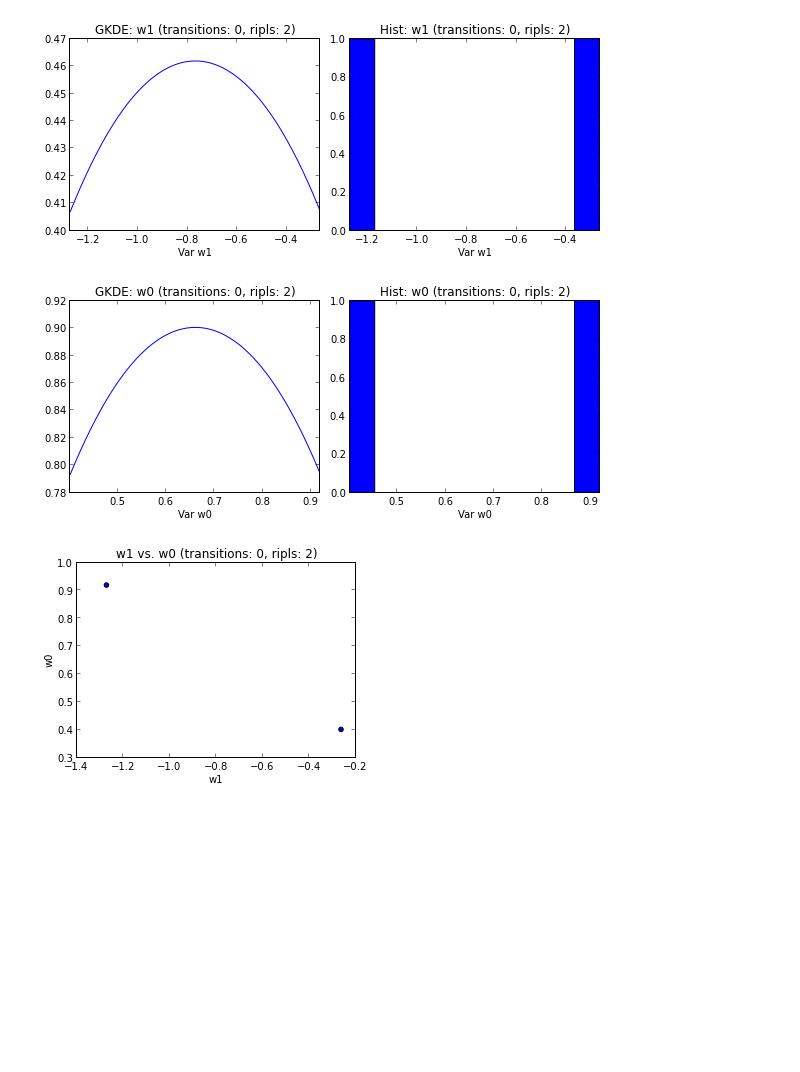
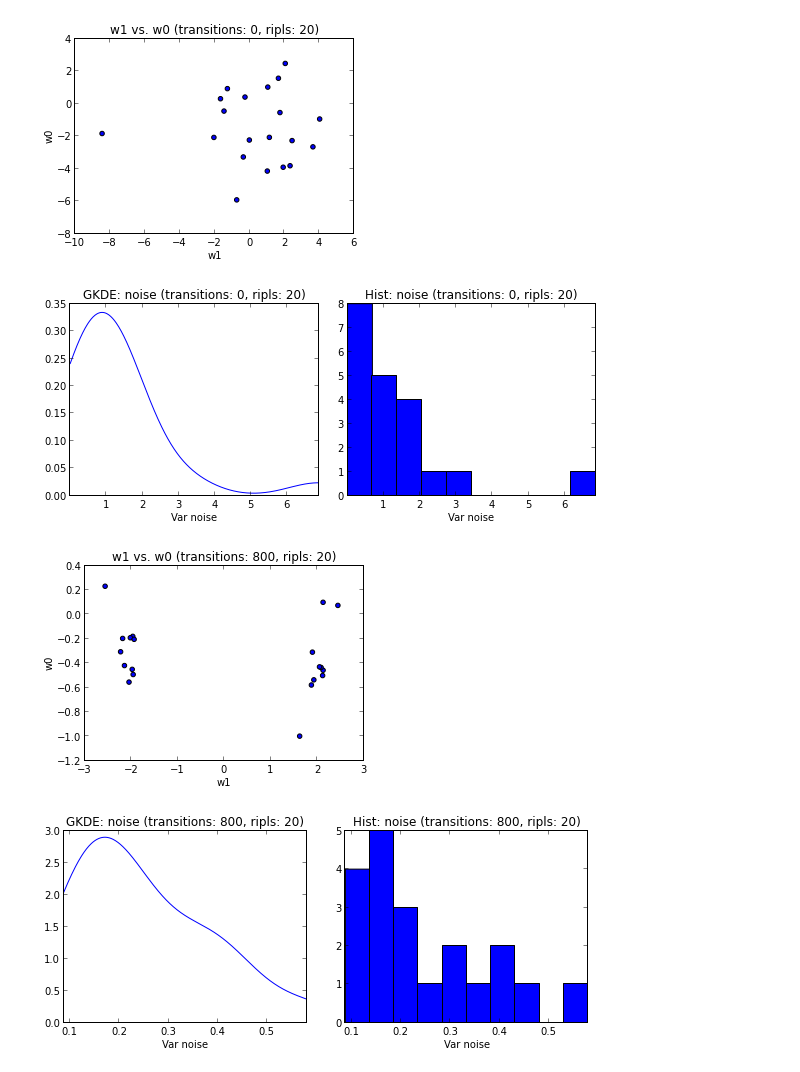
Before and after one commit to owainevans/myunit, a Jupyter notebook: simp_reg_demo.ipynb, the cells around one changed output. Cells and saved outputs as stored; diff of their text form; code cells hidden in the pictures; blank space fills up the shorter version.

```diff
--- a/simp_reg_demo.ipynb
+++ b/simp_reg_demo.ipynb
@@ -26,0 +106,18 @@ v.execute_program(regression);
+# %%
+# now work with a larger number of ripls
+v=MRipl(20,lite=lite,verbose=False)
+v.execute_program(regression);
+
+
+# generate synthetic data
+n=20
+xs = np.concatenate( (np.random.normal(loc=-1,scale=1,size=n/2), np.random.normal(loc=0.5,scale=2,size=n/2)) )
+ys = 2*np.sin(xs)-.5
+xys = zip(xs,ys)
+
+fig,ax = subplots(figsize=(7,3))
+ax.scatter(xs,ys)
+
+for i,(x,y) in enumerate(xys):
+    v.observe('(x %i)' % i , '%f' % x)
+    v.observe('(y %i)' % i , '%f' % y)
@@ -27,6 +126,14 @@ v.execute_program(regression);
+# %%
+# look at snapshots before and after
+prior_w = v.snapshot(exp_list=['w0','w1'],plot=False,scatter=True);
+prior_noise = v.snapshot(exp_list=['noise'],plot=True)
+# %% [output]
+[figure, added]
+[figure, added]
 # %%
-v.snapshot(exp_list=['w0','w1'],plot=True,scatter=True);
+v.infer(800)
+post_w = v.snapshot(exp_list=['w0','w1'],plot=False,scatter=True); # generative model: w0=-.5, w1=2
+post_noise = v.snapshot(exp_list=['noise'],plot=True)
 # %% [output]
-[figure, old version]
+[figure, new version]
-[figure, old version]
+[figure, new version]
-[figure, removed]
```
Also changed, not shown: parts of 17 cells of this notebook.
